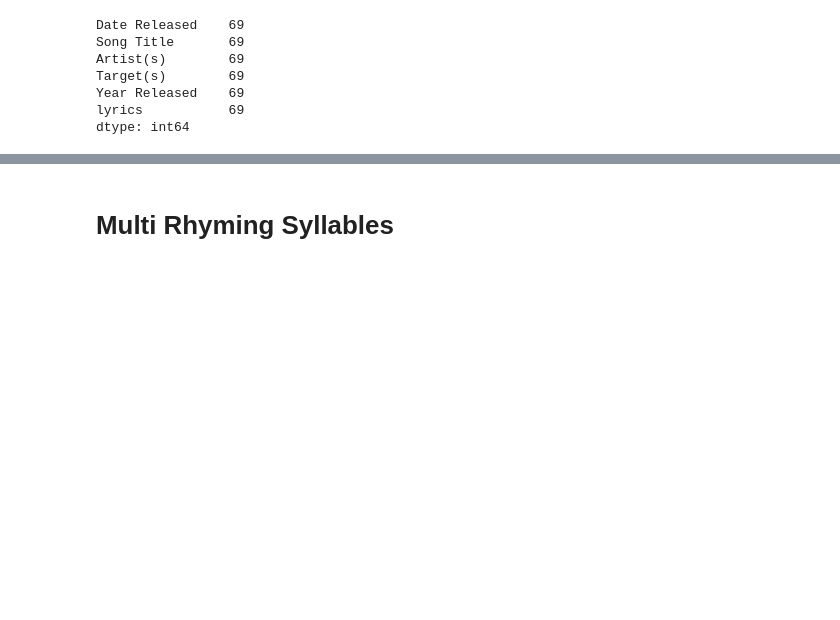
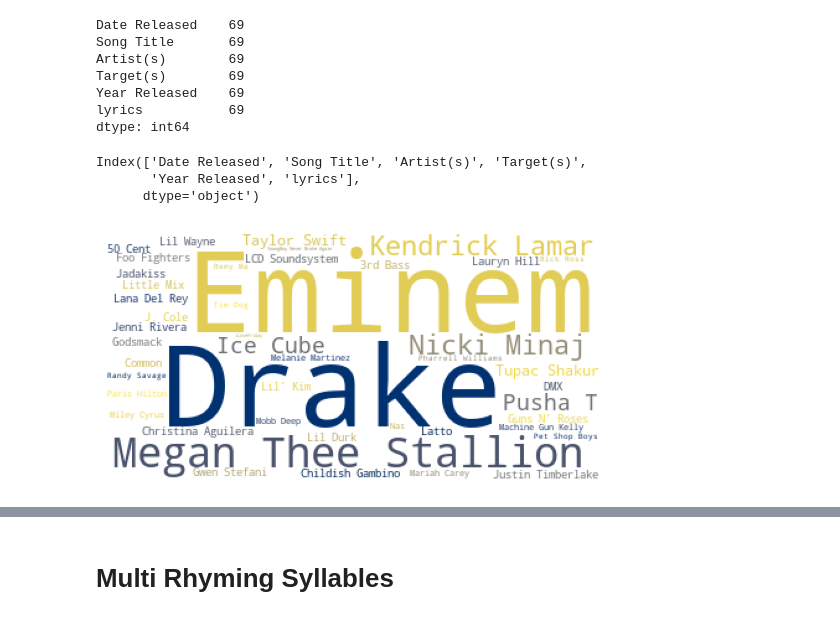
Before and after one commit to helmiAbidi/analyze_diss_tracks, a Jupyter notebook: analyze_rhymes.ipynb, the cells around one changed output, grey strips where cells are left out. Cells and saved outputs as stored; diff of their text form; code cells hidden in the pictures; blank space fills up the shorter version.

Commit message:
cleaned up repo

```diff
--- a/analyze_rhymes.ipynb
+++ b/analyze_rhymes.ipynb
@@ -45,3 +47,14 @@ Target(s)        69
 Year Released    69
 lyrics           69
 dtype: int64
+# %%
+print(diss_tracks.columns)
+# %% [output]
+Index(['Date Released', 'Song Title', 'Artist(s)', 'Target(s)',
+       'Year Released', 'lyrics'],
+      dtype='object')
+# %%
+grouped_df = diss_tracks_cleaned.groupby('Artist(s)').count()
+# %%
+list_artists = grouped_df.index.tolist()
+song_frequencies = grouped_df['Date Released'].tolist()/grouped_df['Date Released'].sum()
@@ -48,3 +63,13 @@ dtype: int64
+# %%
+d = {w: f for w, f in
+     zip(list_artists, song_frequencies)}
+wordcloud = WordCloud(background_color='white', colormap='cividis', prefer_horizontal=1)
+wordcloud.generate_from_frequencies(frequencies=d)
+plt.imshow(wordcloud)
+plt.axis('off')
+plt.show()
+# %% [output]
+[figure, added]
 # %%
 diss_tracks_cleaned['lines'] = ""
 diss_tracks_cleaned['words'] = ""
```
Also changed, not shown: parts of 4 cells of this notebook, 1 other file.
